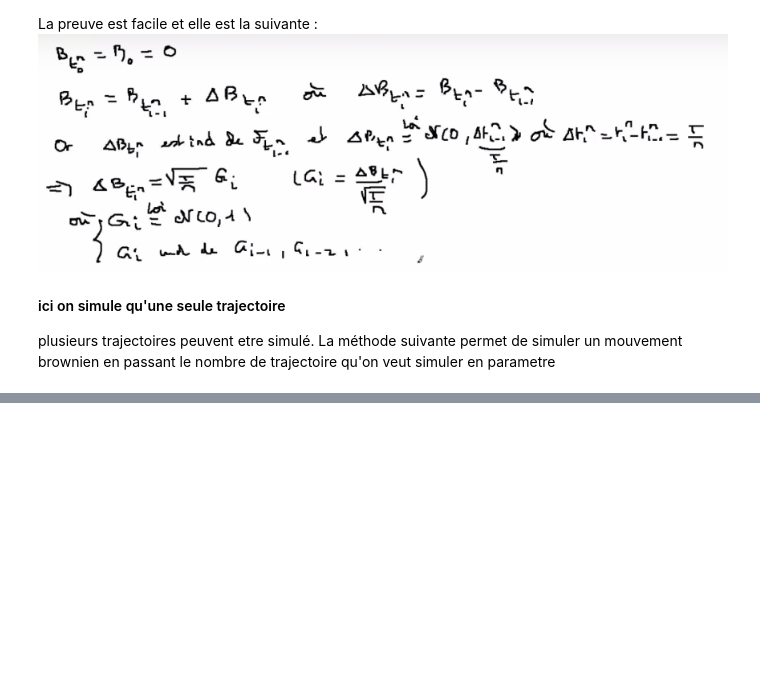
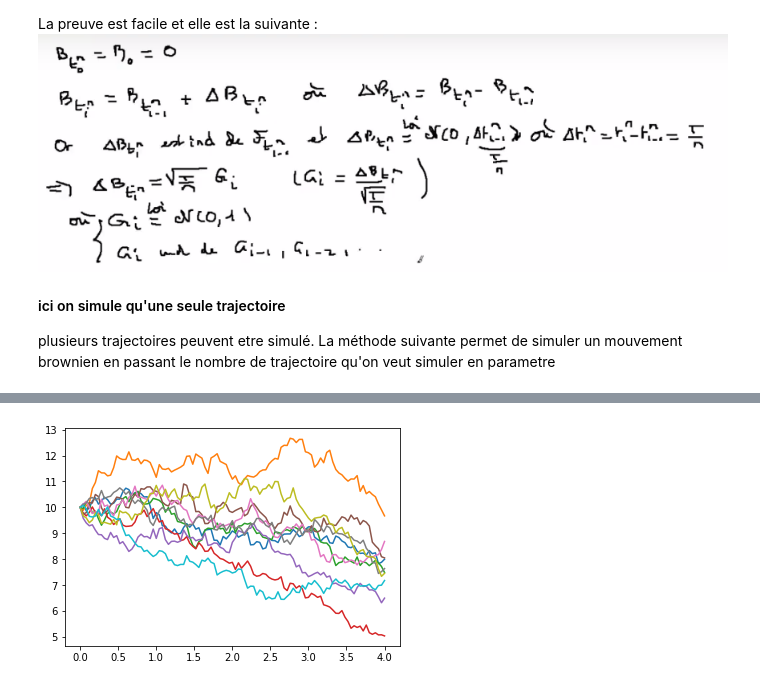
Before and after one commit to Hamrounmh/Stocks_simulation_and_options_pricing, a Jupyter notebook: Actions_simulations.ipynb, the cells around one changed output, grey strips where cells are left out. Saved outputs shown, nothing was run; the diff lists cells and outputs as text; code cells hidden in the pictures; blank space fills up the shorter version.

```diff
--- a/Actions_simulations.ipynb
+++ b/Actions_simulations.ipynb
@@ -169,0 +262,27 @@ ici le chema est le suivant
+# %%
+def fonction_sigma(t,x):
+    return 0.1* (1+t/(1+x**2))
+def fonction_mu(t,x):
+    return 0.03 * (1-t)
+
+n=100;N=10;T=4;S0=10
+pas =T/n
+B=np.zeros((n+1,N))
+
+#Bt0=0 déja initialisé avec la matrice B.zero
+
+S = np.ones((n+1,N))*S0
+
+
+for j in range(N):
+    for i in range(1,n+1):
+        deltaBt = np.sqrt(pas)*sim.randn()
+        S[i,j] = S[i-1,j] + fonction_sigma(pas*(i-1),S[i-1,j]) *S[i-1,j] * deltaBt +fonction_mu(pas*(i-1),S[i-1,j]) *S[i-1,j] * pas
+
+
+
+dates=np.linspace(0,T,n+1) # n+1 dates
+graph=plt.plot(dates,S)
+plt.show()
+# %% [output]
+[figure, added]
```
Also changed, not shown: parts of 9 cells of this notebook, 1 other file.
